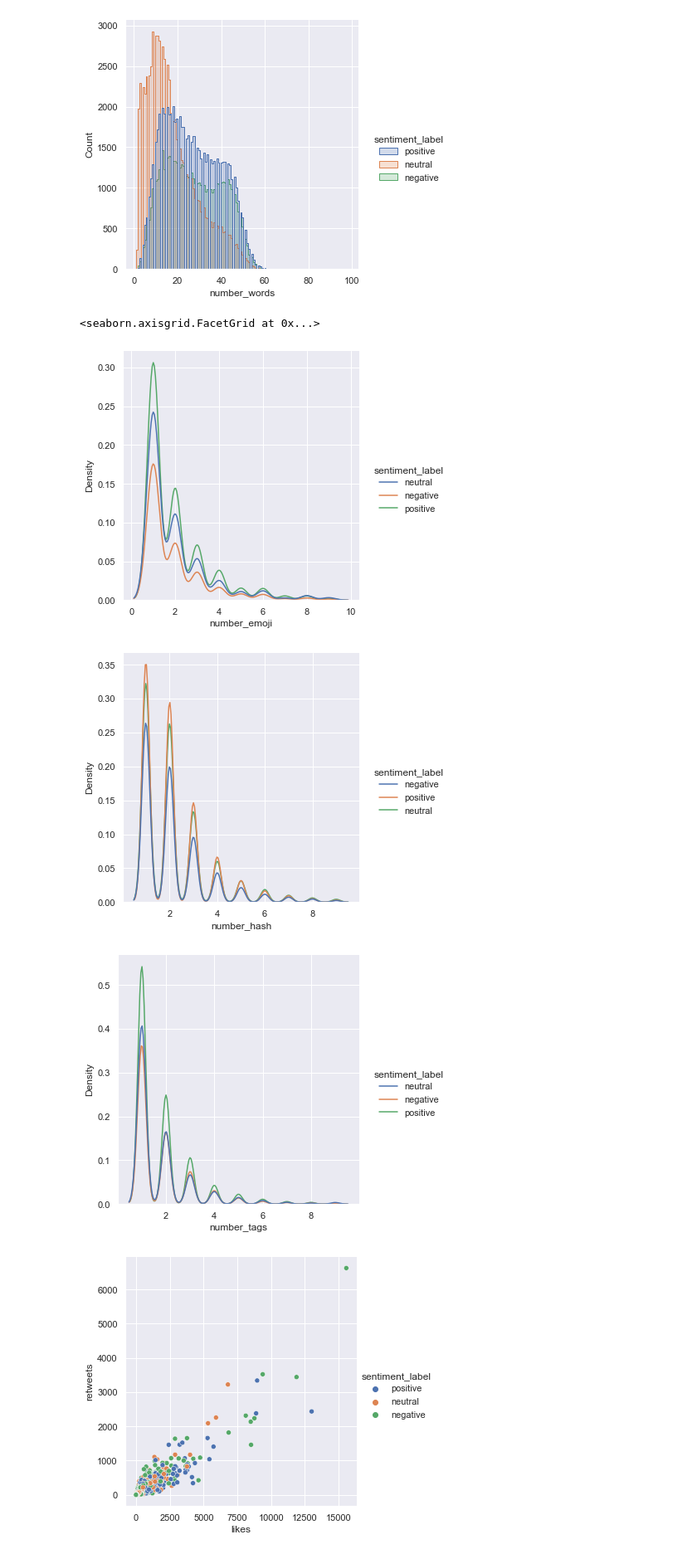
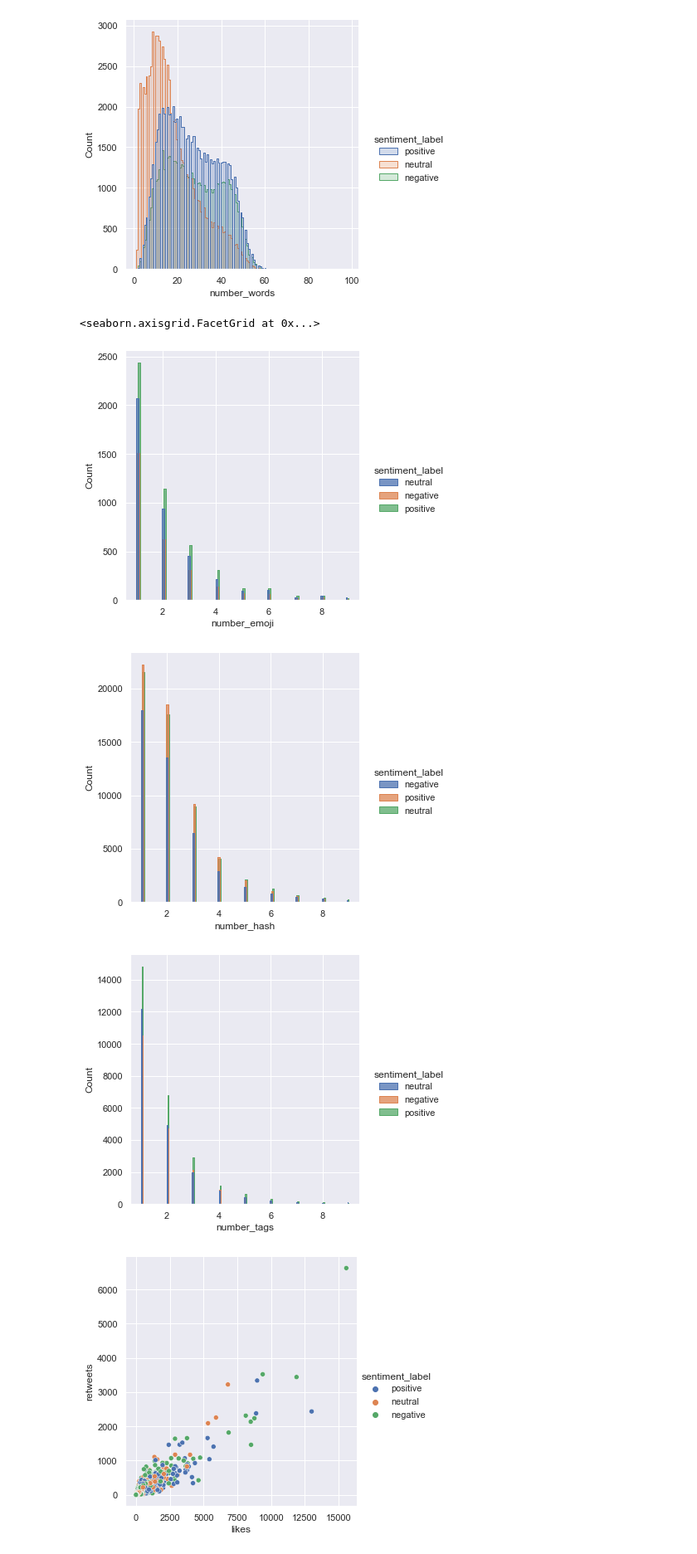
Before and after one commit to crisandrodr/AustralianElections, a Jupyter notebook: DataVisualization.ipynb, the cells around one changed output. Shown at 83% size. Cells and saved outputs as stored; diff of their text form; code cells hidden in the pictures.

```diff
--- a/DataVisualization.ipynb
+++ b/DataVisualization.ipynb
@@ -73,14 +73,14 @@ sns.displot(df_data, x = 'number_words', hue = 'sentiment_label', element = 'ste
 <seaborn.axisgrid.FacetGrid at 0x...>
 [figure]
 # %%
-sns.displot(df_data.loc[(df_data['number_emoji'] > 0)].loc[df_data['number_emoji'] < 10], x="number_emoji", hue="sentiment_label",  kind ='kde')
-sns.displot(df_data.loc[(df_data['number_hash'] > 0)].loc[df_data['number_hash'] < 10], x="number_hash", hue="sentiment_label",  kind ='kde')
-sns.displot(df_data.loc[(df_data['number_tags'] > 0)].loc[df_data['number_tags'] < 10], x="number_tags", hue="sentiment_label",  kind ='kde')
+sns.displot(df_data.loc[(df_data['number_emoji'] > 0)].loc[df_data['number_emoji'] < 10], x="number_emoji", hue="sentiment_label",multiple = 'dodge', element = 'step')
+sns.displot(df_data.loc[(df_data['number_hash'] > 0)].loc[df_data['number_hash'] < 10], x="number_hash", hue="sentiment_label",  multiple = 'dodge',element = 'step')
+sns.displot(df_data.loc[(df_data['number_tags'] > 0)].loc[df_data['number_tags'] < 10], x="number_tags", hue="sentiment_label",  multiple = 'dodge',element = 'step')
 # %% [output]
 <seaborn.axisgrid.FacetGrid at 0x...>
-[figure, old version]
+[figure, new version]
-[figure, old version]
+[figure, new version]
-[figure, old version]
+[figure, new version]
 # %%
 sns.relplot(data = df_data, x="likes", y="retweets", hue="sentiment_label");
 sns.relplot(data = df_data, x="likes", y="retweets", hue="sentiment_label",kind = 'line', ci = 'sd');
```
Also changed, not shown: parts of 3 cells of this notebook, 1 other file.
